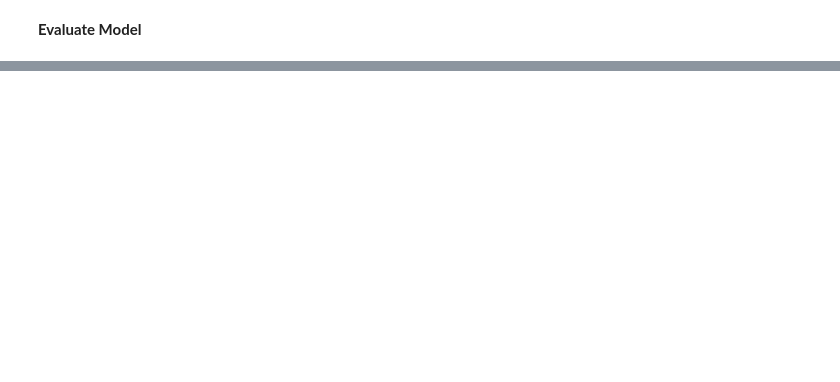
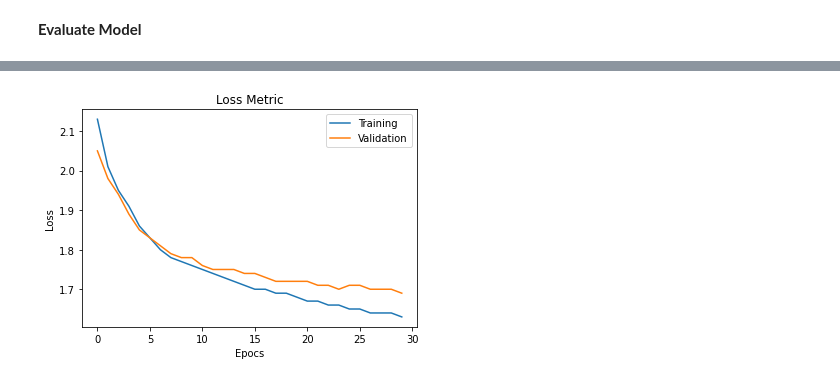
Before and after one commit to ssshukla26/CNN-CIFAR10-PyTorch, a Jupyter notebook: CNN_CIFAR10.ipynb, the cells around one changed output, grey strips where cells are left out. Saved outputs shown, nothing was run; the diff lists cells and outputs as text; code cells hidden in the pictures; blank space fills up the shorter version.

```diff
--- a/CNN_CIFAR10.ipynb
+++ b/CNN_CIFAR10.ipynb
@@ -90,3 +95,25 @@ show_images(train_set_iter)
+# %%
+def plot_metric(metric: List, ylabel: str, title: str):
+
+    # Lists
+    t_data = []
+    v_data = []
+
+    # Separate training and validation data
+    for t,v in metric:
+        t_data.append(t)
+        v_data.append(v)
+
+    # Plot
+    plt.figure(facecolor="white")
+    plt.plot(t_data, label="Training")
+    plt.plot(v_data, label="Validation")
+    plt.xlabel("Epocs")
+    plt.ylabel(ylabel)
+    plt.title(title)
+    plt.legend()
+
+    return
 # %% [markdown]
 **Build Model**
 # %%
@@ -373,5 +458,5 @@ class CNN(nn.Module):
 # %%
-cnn = CNN(train_set, test_set, True, True, True)
+cnn = CNN(train_set, val_set, test_set, True, True)
 # %%
 cnn.debug(3,32,32)
 # %% [output]
@@ -395,7 +480,7 @@ FC-2: torch.Size([1, 10])
 # %% [markdown]
 **Train Model**
 # %%
-cnn.fit(criterion=nn.CrossEntropyLoss(),
+cnn.train(criterion=nn.CrossEntropyLoss(),
         optimizer=optim.SGD(cnn.parameters(), lr=1e-3, momentum=9e-1),
-        epochs=10)
+        epochs=30)
 # %% [output]
@@ -408,0 +530,6 @@ Accuracy: 63.68%
+# %%
+metric = cnn.metrics()
+# %%
+plot_metric(metric["training"]["loss"], "Loss", "Loss Metric")
+# %% [output]
+[figure, added]
```
Also changed, not shown: parts of 16 cells of this notebook.
